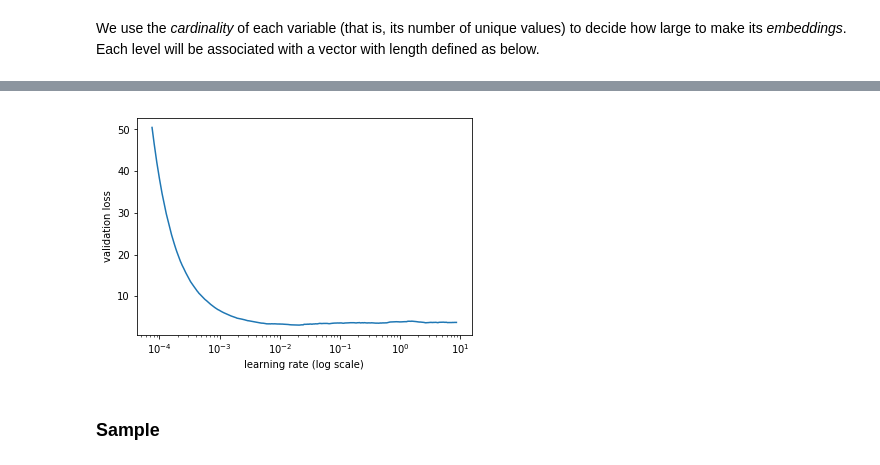
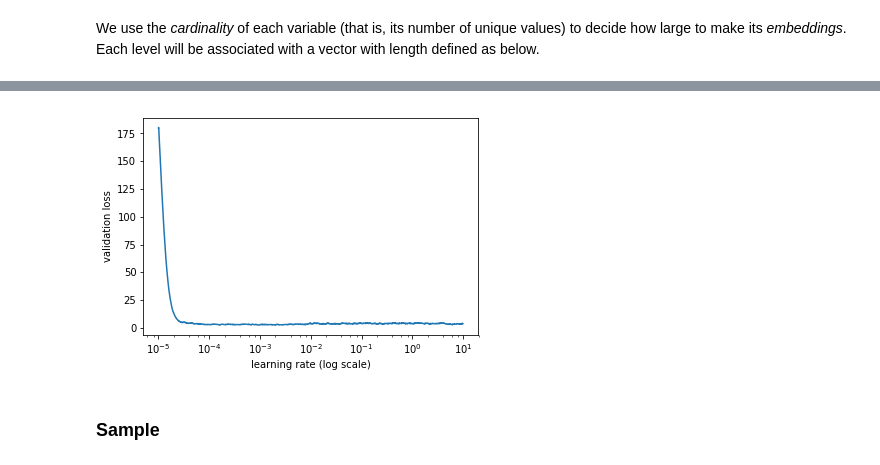
Before and after one commit to borowis/fastai, a Jupyter notebook: courses/dl1/lesson3-google-ga.ipynb, the cells around one changed output, grey strips where cells are left out. Saved outputs shown, nothing was run; the diff lists cells and outputs as text; code cells hidden in the pictures.

```diff
--- a/courses/dl1/lesson3-google-ga.ipynb
+++ b/courses/dl1/lesson3-google-ga.ipynb
@@ -287,13 +287,14 @@ no_use = ['fullVisitorId', 'date', 'sessionId', 'visitId', 'visitStartTime', 'vi
           'visitStartTimeIs_quarter_start', 'visitStartTimeIs_year_end', 'visitStartTimeIs_year_start',
           'totals.transactionRevenue']
 
-#cat_vars = [col for col in train.columns if col not in contin_vars and col not in no_use]
 cat_vars = ['channelGrouping', 'device.browser', 'device.deviceCategory', 'device.isMobile', 'device.operatingSystem',
            'geoNetwork.city', 'geoNetwork.continent', 'geoNetwork.country', 'geoNetwork.metro',
            'geoNetwork.region', 'geoNetwork.subContinent', 'trafficSource.adContent', 'trafficSource.adwordsClickInfo.adNetworkType',
            'trafficSource.adwordsClickInfo.page', 'trafficSource.adwordsClickInfo.slot', 'trafficSource.campaign', 'trafficSource.keyword',
            'trafficSource.medium', 'trafficSource.referralPath', 'trafficSource.source', 'Year', 'Month', 'Week', 'Day', 'Dayofweek',
-           'Dayofyear', 'Is_month_end', 'Is_month_start', 'Is_quarter_end', 'Is_quarter_start', 'Is_year_end', 'Is_year_start']
+           'Dayofyear', 'Is_month_end', 'Is_month_start', 'Is_quarter_end', 'Is_quarter_start', 'Is_year_end', 'Is_year_start',
+           'visitStartTimeHour', 'visitStartTimeMinute', 'visitStartTimeSecond']
+#cat_vars = [col for col in train.columns if col not in contin_vars and col not in no_use]
 # %%
 dep = 'totals.transactionRevenue'
 train = train[cat_vars+contin_vars+[dep, 'date']].copy()
@@ -421,7 +422,7 @@ y_range = (0, max_log_y*1.2)
 # %% [markdown]
 We can create a ModelData object directly from out data frame.
 # %%
-md = ColumnarModelData.from_data_frame(PATH, val_idx, df, yl.astype(np.float32), cat_flds=cat_vars, bs=1024,
+md = ColumnarModelData.from_data_frame(PATH, val_idx, df, yl.astype(np.float32), cat_flds=cat_vars, bs=128,
                                        test_df=df_test)
 # %% [markdown]
 Some categorical variables have a lot more levels than others. Store, in particular, has over a thousand!
@@ -484,7 +485,7 @@ epoch      trn_loss   val_loss
 # %%
-m.sched.plot(100)
+m.sched.plot(1)
 # %% [output]
-[figure, old version]
+[figure, new version]
 # %% [markdown]
 ### Sample
 # %%
```
Also changed, not shown: parts of 11 cells of this notebook.
